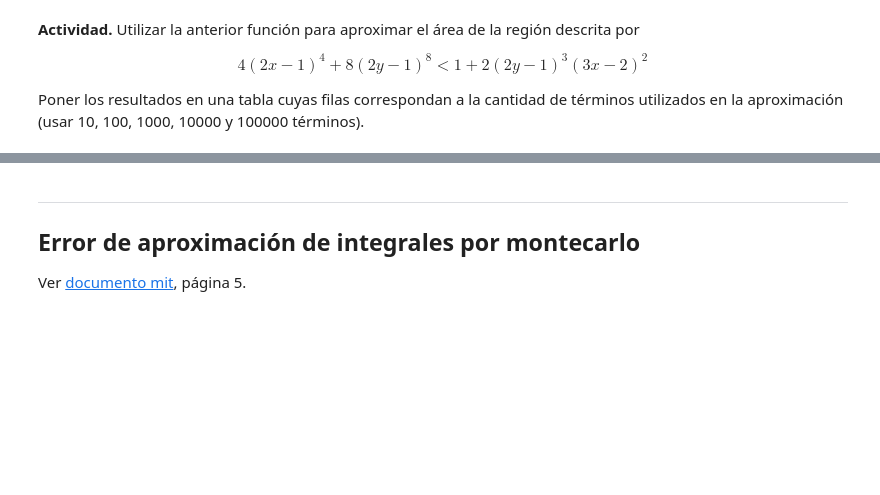
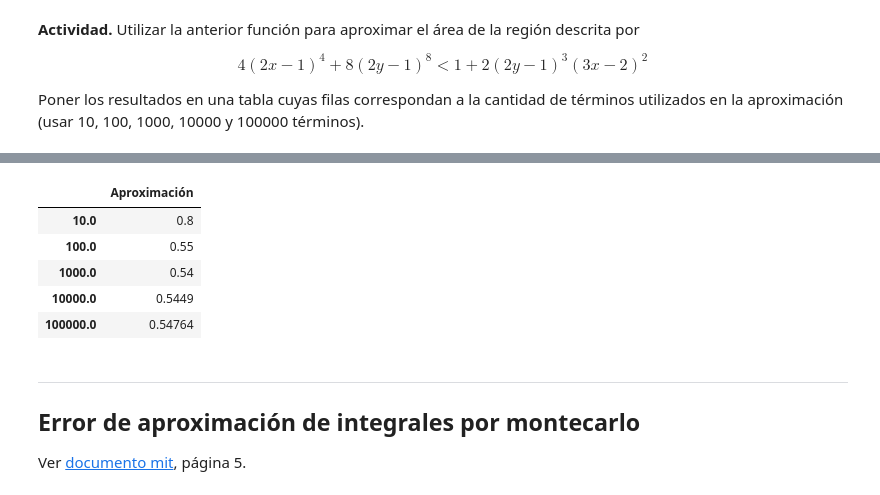
Before and after one commit to zapatacc/SimMat2019-1, a Jupyter notebook: Modulo2/Clase10_IntegracionMontecarlo.ipynb, the cells around one changed output, grey strips where cells are left out. Cells and saved outputs as stored; diff of their text form; code cells hidden in the pictures; blank space fills up the shorter version.

```diff
--- a/Modulo2/Clase10_IntegracionMontecarlo.ipynb
+++ b/Modulo2/Clase10_IntegracionMontecarlo.ipynb
@@ -426,3 +424,10 @@ y que devuelva la aproximación montecarlo tipo 2 del area de la region.
+# %%
+# Escribir la función acá
+def montecarlo2(region,a1,b1,a2,b2,n):
+    AR = (b1-a1)*(b2-a2)
+    x = np.random.uniform(a1,b1,n)
+    y = np.random.uniform(a2,b2,n)
+    return AR*np.mean(region(x,y))
 # %% [markdown]
 **Actividad.** Utilizar la anterior función para aproximar el área de la región descrita por
 
@@ -436,3 +452,18 @@ Poner los resultados en una tabla cuyas filas correspondan a la cantidad de tér
+# %%
+# Resolver
+N = np.logspace(1,5,5)
+a1,b1,a2,b2 = 0,1,0,1
+tabla4 = pd.DataFrame(index = N,columns=['Aproximación'])
+for n in N:
+    tabla4.loc[n,'Aproximación'] = montecarlo2(region1,a1,b1,a2,b2,n.astype(int))
+tabla4
+# %% [output]
+|  | Aproximación |
+| 10.0 | 0.8 |
+| 100.0 | 0.55 |
+| 1000.0 | 0.54 |
+| 10000.0 | 0.5449 |
+| 100000.0 | 0.54764 |
 # %% [markdown]
 ___
 ## Error de aproximación de integrales por montecarlo
```
Also changed, not shown: parts of 13 cells of this notebook, 1 other file.
